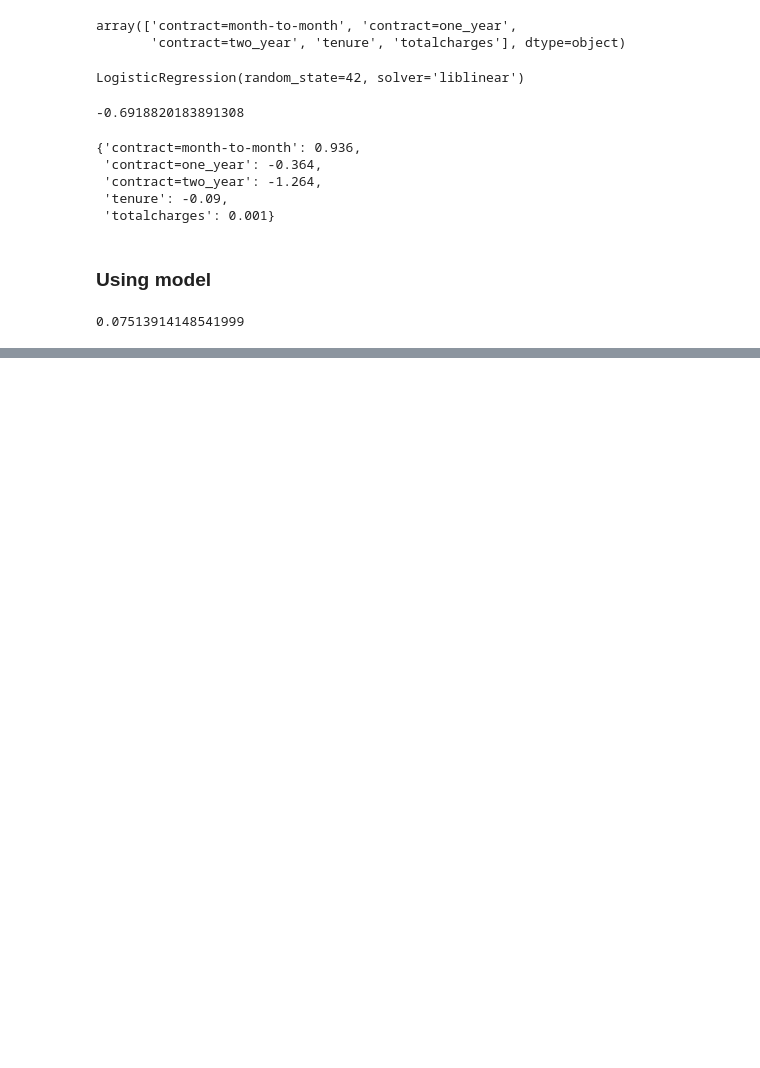
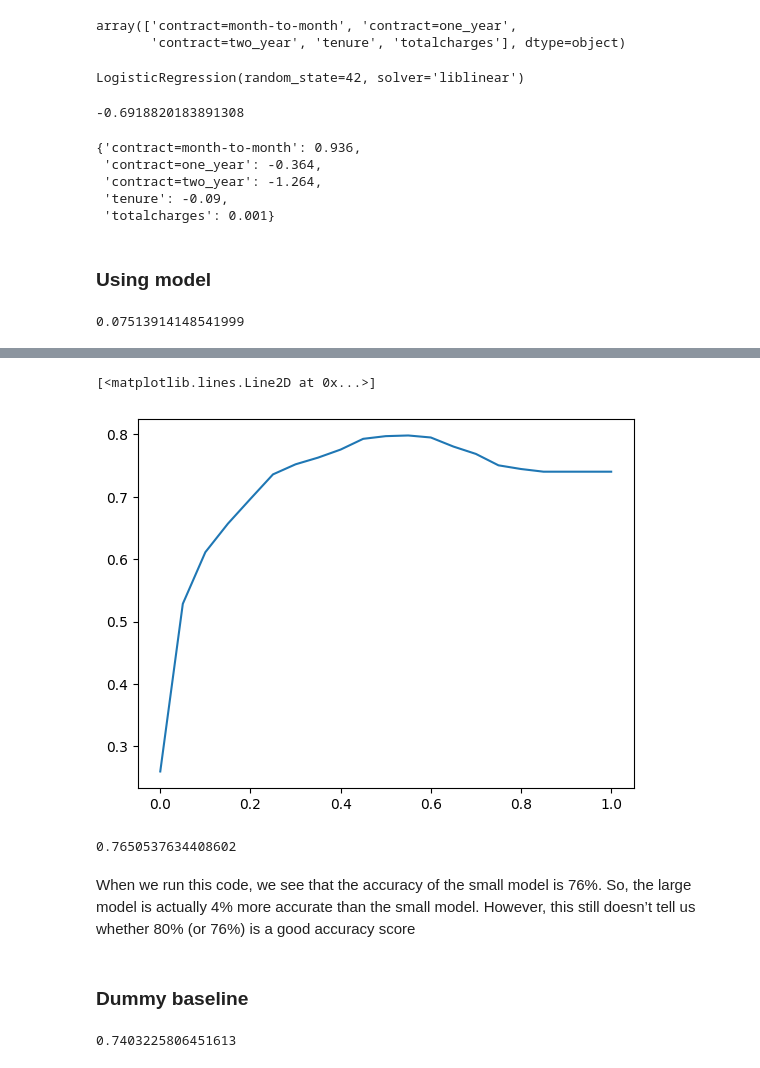
Before and after one commit to JRamos84/ML-Bookcamp-projects, a Jupyter notebook: chapter_04_churn/1_EDA_churn.ipynb, the cells around one changed output, grey strips where cells are left out. Cells and saved outputs as stored; diff of their text form; code cells hidden in the pictures; blank space fills up the shorter version.

```diff
--- a/chapter_04_churn/1_EDA_churn.ipynb
+++ b/chapter_04_churn/1_EDA_churn.ipynb
@@ -570,0 +582,6 @@ model.predict_proba(X_test)[0,1]
+# %%
+thresholds = np.linspace(0,1,11)
+for t in thresholds:
+    churn = y_pred_val >= t
+    acc = accuracy_score(y_val, churn)
+    print('%0.2f %0.3f' % (t, acc) )
@@ -570,0 +600,25 @@ model.predict_proba(X_test)[0,1]
+# %%
+thresholds = np.linspace(0,1,21)
+accuracies = []
+for t in thresholds:
+    acc = accuracy_score(y_val,y_pred_val >= t)
+    accuracies.append(acc)
+# %%
+plt.plot(thresholds,accuracies)
+# %% [output]
+[<matplotlib.lines.Line2D at 0x...>]
+[figure, added]
+# %%
+val_dict_small = df_val[small_subset].to_dict(orient='records')
+X_small_val = dv_small.transform(val_dict_small)
+y_pred_small = model_small.predict_proba(X_small_val)[:, 1]
+churn_small = y_pred_small >= 0.5
+accuracy_score(y_val, churn_small)
+# %% [output]
+0.7650537634408602
+# %% [markdown]
+When we run this code, we see that the accuracy of the small model is 76%. So, the
+large model is actually 4% more accurate than the small model.
+However, this still doesn’t tell us whether 80% (or 76%) is a good accuracy score
+# %% [markdown]
+### Dummy baseline
@@ -570,0 +628,4 @@ model.predict_proba(X_test)[0,1]
+# %%
+accuracy_score(baseline,y_val)
+# %% [output]
+0.7403225806451613
```
Also changed, not shown: parts of 25 cells of this notebook.
